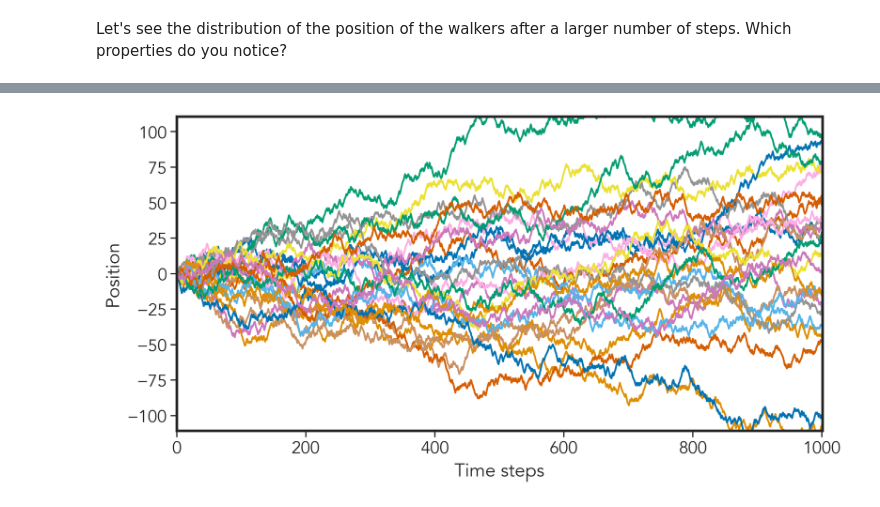
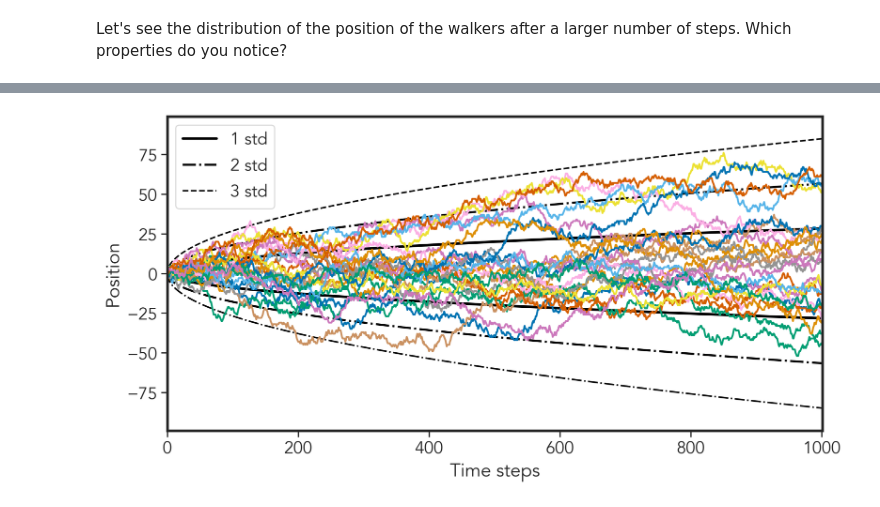
Before and after one commit to epigani/ModTF2324, a Jupyter notebook: code/ModTF_01.ipynb, the cells around one changed output, grey strips where cells are left out. Drawn from its saved outputs; the diff is of its cells as text; code cells hidden in the pictures.

```diff
--- a/code/ModTF_01.ipynb
+++ b/code/ModTF_01.ipynb
@@ -187,8 +209,8 @@ def random_walk_jumps(p1=0.25, p2=0.25, L=1000, T=1000, x0=0):
         x[:, t] = x[:, t-1] + dx
     return x
 # %%
-p1 = 0.25
-p2 = 0.25
+p1 = 0.2
+p2 = 0.1
 L = 10000
 T = 1001
 x0 = 0
@@ -201,31 +223,31 @@ indexes = np.random.randint(0, L, l)
 # %%
 fig, ax = plt.subplots(1, 1, figsize=(10, 5), constrained_layout=True)
 
 # plot 1, 2 and 3 standard deviations
 t = np.arange(T)
 # new formula for the std
-std = np.sqrt(4*t*pp*(1-pp))
-'''
+std = np.sqrt((2*p1 + 4*p2)*t)
+
 sns.lineplot(x=t, y=std, lw=2.5, color='black', alpha=1, label='1 std')
 sns.lineplot(x=t, y=-std, lw=2.5, color='black', alpha=1)
 sns.lineplot(x=t, y=2*std, lw=2, color='black', alpha=1, label='2 std', ls='-.')
 sns.lineplot(x=t, y=-2*std, lw=2, color='black', alpha=1, ls='-.')
 sns.lineplot(x=t, y=3*std, lw=1.5, color='black', alpha=1, label='3 std', ls='--')
 sns.lineplot(x=t, y=-3*std, lw=1.5, color='black', alpha=1, ls='-.')
-'''
+
 # plot the random walkers' trajectories
 for index in indexes:
     sns.lineplot(x_jumps[index], lw=1.75, alpha=1)
 
 ax.set_xlim(0, T)
 ax.set_ylim(-std[-1]*3.5, std[-1]*3.5)
 ax.set_xlabel('Time steps')
 ax.set_ylabel('Position')
 #ax.legend(loc='upper left', fontsize=14, frameon=True, framealpha=1, edgecolor='black', facecolor='white')
 
 plt.show()
 # %% [output]
-[figure, old version]
+[figure, new version]
 # %%
 fig, axes = plt.subplots(1, 3, figsize=(10, 3.75), constrained_layout=True, sharey=True)
 
```
Also changed, not shown: parts of 8 cells of this notebook.
